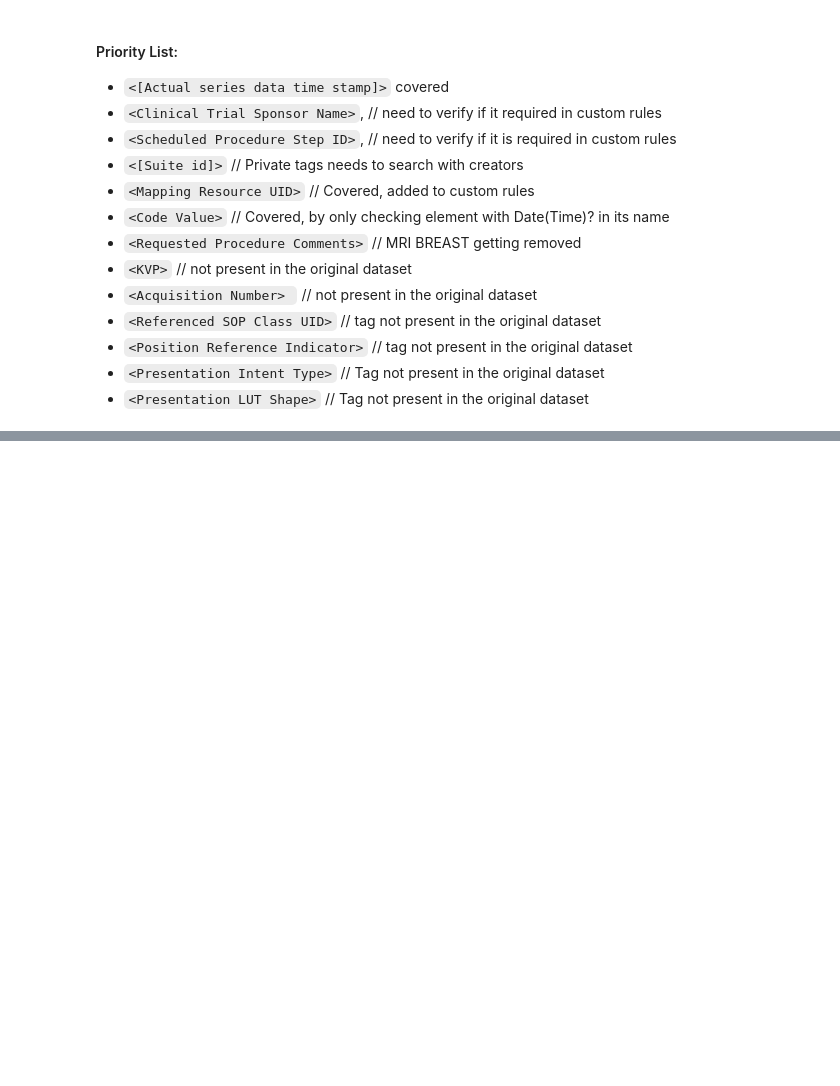
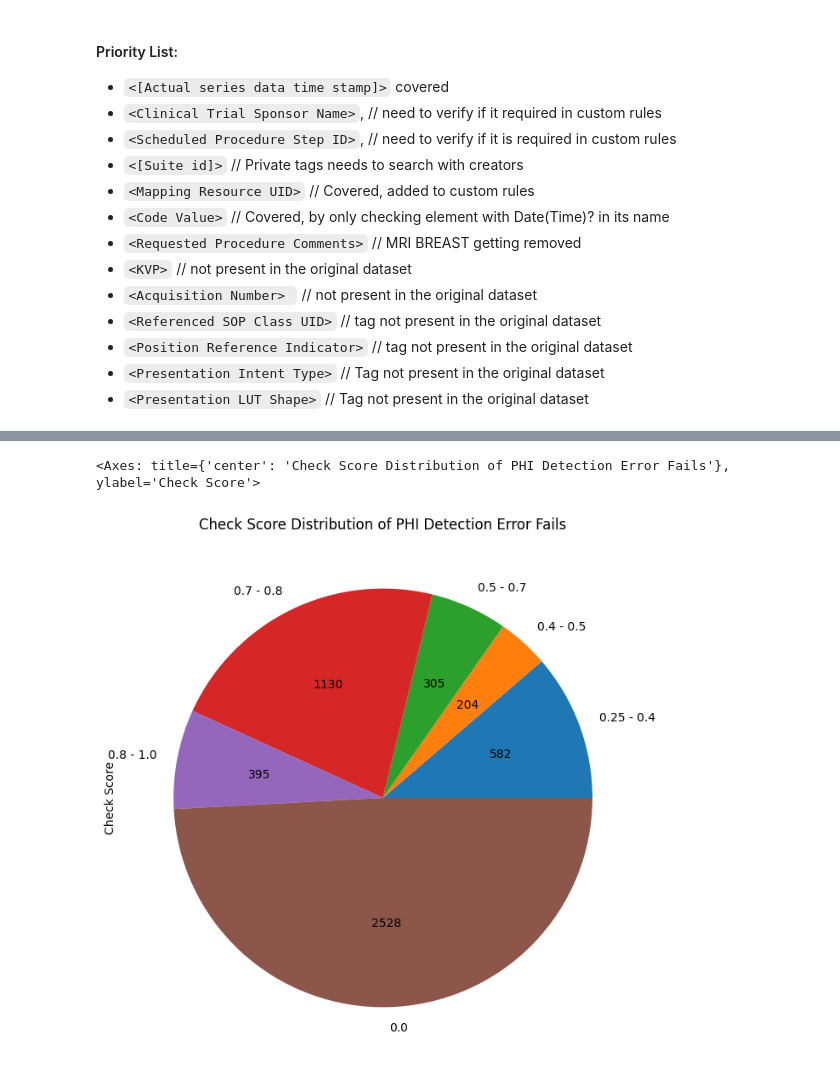
Before and after one commit to MIC-DKFZ/miccai2024_midi-b-submission, a Jupyter notebook: notebooks/exp_decprenacy_report.ipynb, the cells around one changed output, grey strips where cells are left out. Cells and saved outputs as stored; diff of their text form; code cells hidden in the pictures; blank space fills up the shorter version.

```diff
--- a/notebooks/exp_decprenacy_report.ipynb
+++ b/notebooks/exp_decprenacy_report.ipynb
@@ -86,0 +113,12 @@ report_df[(report_df['tag_name'] == '<Requested Procedure Comments>')]
+# %%
+df_phi_detection_errs = pd.DataFrame({'Check Score': [582, 204, 305, 1130, 395, 2528]}, index=['0.25 - 0.4', '0.4 - 0.5', '0.5 - 0.7', '0.7 - 0.8', '0.8 - 1.0', '0.0'])
+# %%
+total = 5145
+df_phi_detection_errs.plot.pie(
+    y='Check Score', figsize=(8, 8), autopct=fmt,
+    legend=False,
+    title="Check Score Distribution of PHI Detection Error Fails"
+)
+# %% [output]
+<Axes: title={'center': 'Check Score Distribution of PHI Detection Error Fails'}, ylabel='Check Score'>
+[figure, added]
```
Also changed, not shown: parts of 10 cells of this notebook, 1 other file.
